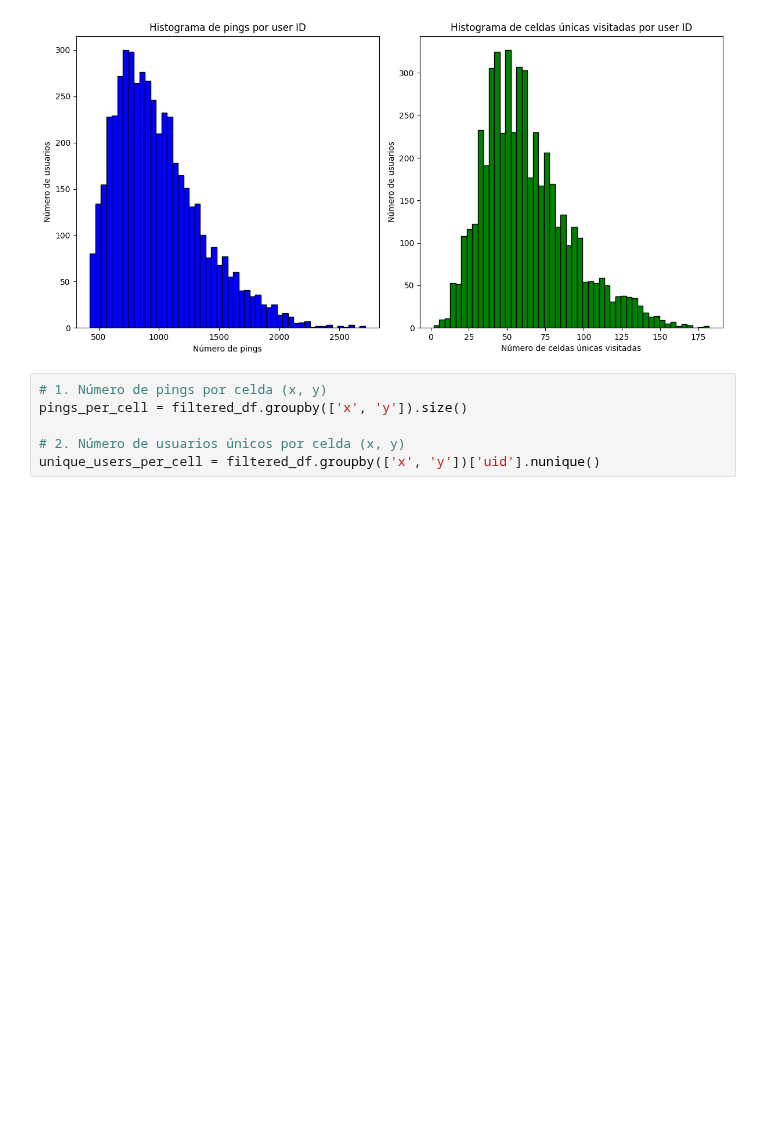
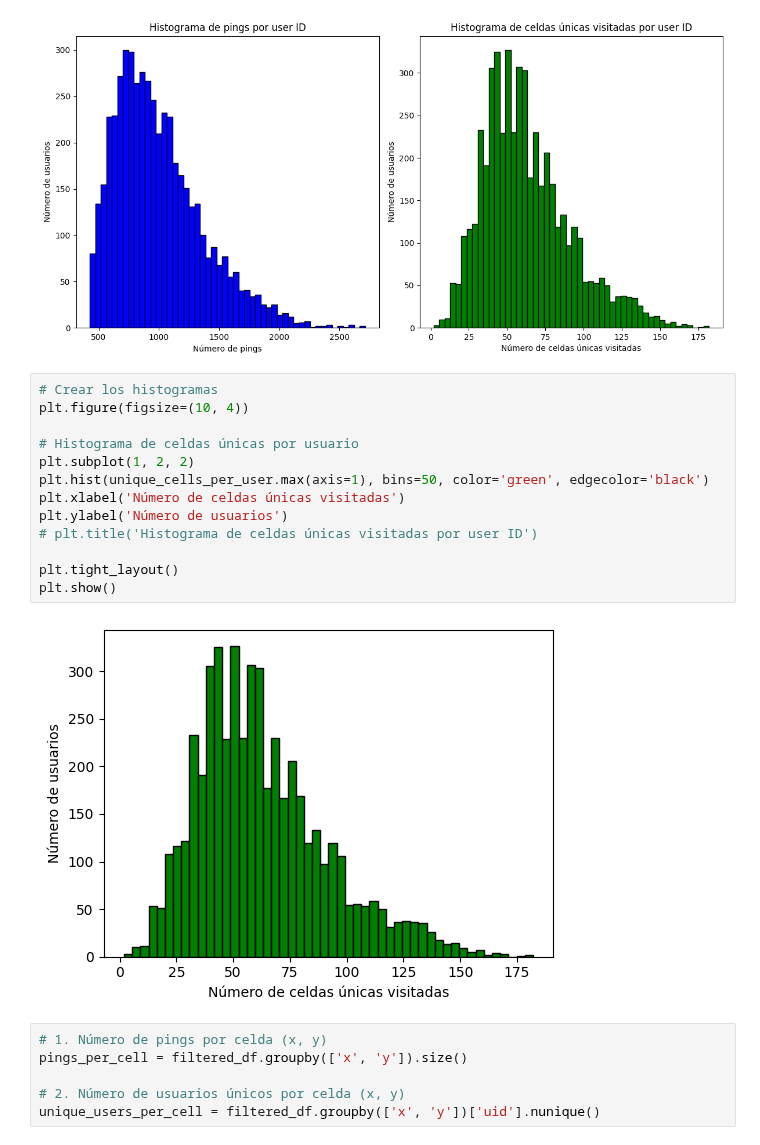
Before and after one commit to alexsierra45/thesis, a Jupyter notebook: src/notebooks/initial_humob_data_analisys.ipynb, the cells around one changed output. Saved outputs shown, nothing was run; the diff lists cells and outputs as text; blank space fills up the shorter version.

```diff
--- a/src/notebooks/initial_humob_data_analisys.ipynb
+++ b/src/notebooks/initial_humob_data_analisys.ipynb
@@ -33,6 +33,21 @@ plt.tight_layout()
 plt.show()
 # %% [output]
 [figure]
+# %%
+# Crear los histogramas
+plt.figure(figsize=(10, 4))
+
+# Histograma de celdas únicas por usuario
+plt.subplot(1, 2, 2)
+plt.hist(unique_cells_per_user.max(axis=1), bins=50, color='green', edgecolor='black')
+plt.xlabel('Número de celdas únicas visitadas')
+plt.ylabel('Número de usuarios')
+# plt.title('Histograma de celdas únicas visitadas por user ID')
+
+plt.tight_layout()
+plt.show()
+# %% [output]
+[figure, added]
 # %%
 # 1. Número de pings por celda (x, y)
 pings_per_cell = filtered_df.groupby(['x', 'y']).size()
```
Also changed, not shown: parts of 5 cells of this notebook, 3 other files.
